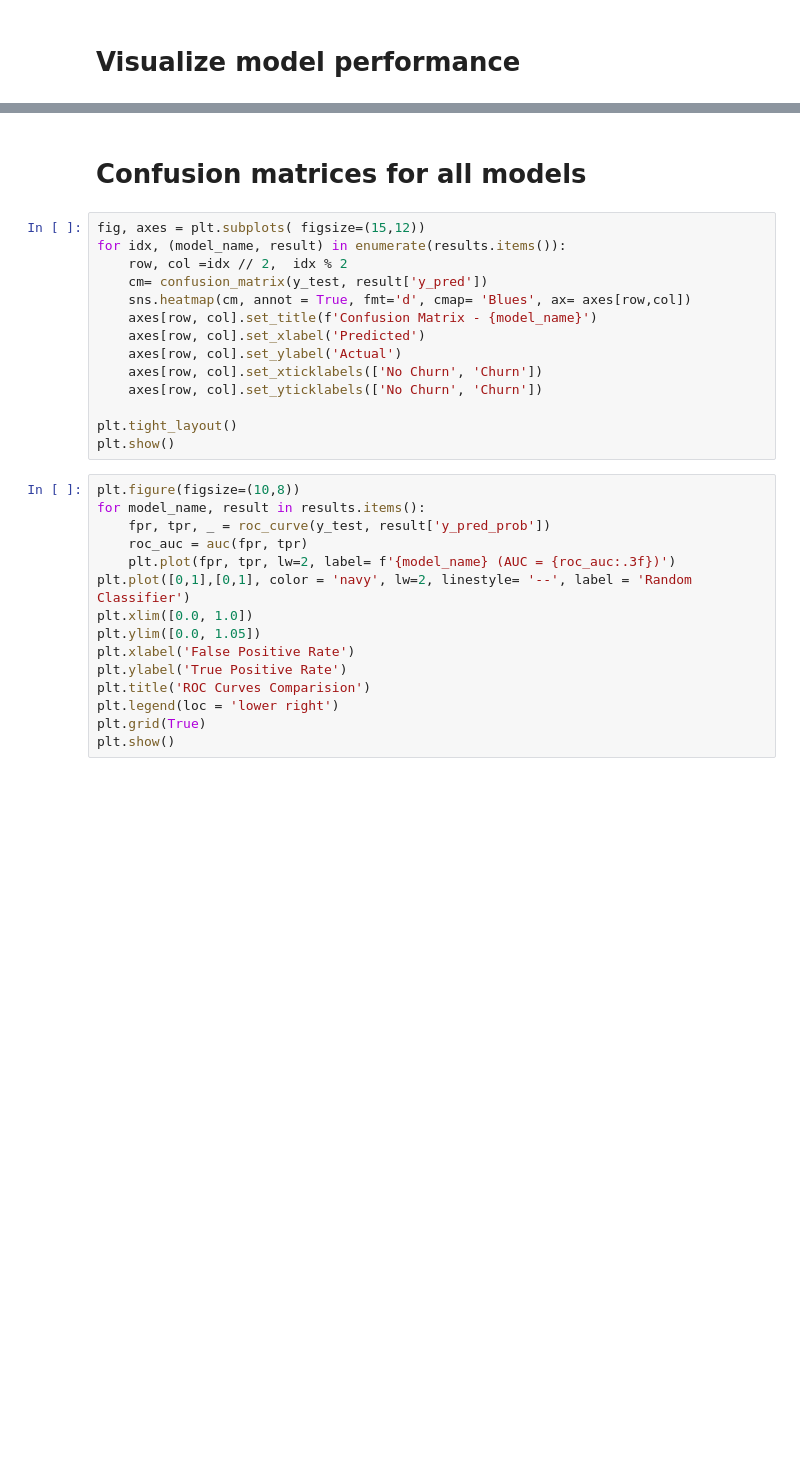
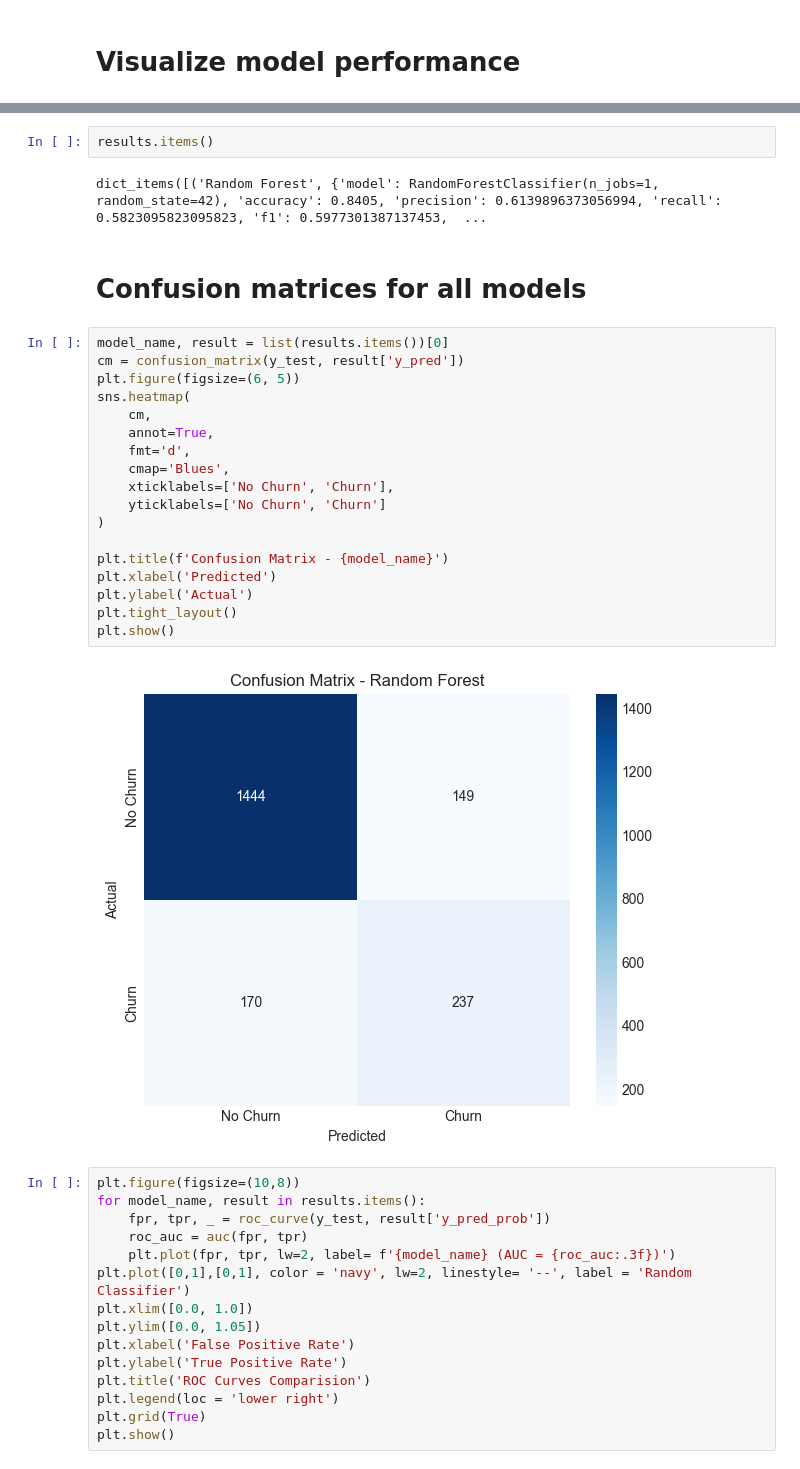
Before and after one commit to Upendra78/CODSOFT, a Jupyter notebook: Customer_Churn_Predicton.ipynb, the cells around one changed output, grey strips where cells are left out. Cells and saved outputs as stored; diff of their text form; blank space fills up the shorter version.

```diff
--- a/Customer_Churn_Predicton.ipynb
+++ b/Customer_Churn_Predicton.ipynb
@@ -302,19 +478,29 @@ plt.show()
+# %%
+results.items()
+# %% [output]
+dict_items([('Random Forest', {'model': RandomForestClassifier(n_jobs=1, random_state=42), 'accuracy': 0.8405, 'precision': 0.6139896373056994, 'recall': 0.5823095823095823, 'f1': 0.5977301387137453,  ...
 # %% [markdown]
 # Confusion matrices for all models
 # %%
-fig, axes = plt.subplots( figsize=(15,12))
-for idx, (model_name, result) in enumerate(results.items()):
-    row, col =idx // 2,  idx % 2
-    cm= confusion_matrix(y_test, result['y_pred'])
-    sns.heatmap(cm, annot = True, fmt='d', cmap= 'Blues', ax= axes[row,col])
-    axes[row, col].set_title(f'Confusion Matrix - {model_name}')
-    axes[row, col].set_xlabel('Predicted')
-    axes[row, col].set_ylabel('Actual')
-    axes[row, col].set_xticklabels(['No Churn', 'Churn'])
-    axes[row, col].set_yticklabels(['No Churn', 'Churn'])
+model_name, result = list(results.items())[0]
+cm = confusion_matrix(y_test, result['y_pred'])
+plt.figure(figsize=(6, 5))
+sns.heatmap(
+    cm,
+    annot=True,
+    fmt='d',
+    cmap='Blues',
+    xticklabels=['No Churn', 'Churn'],
+    yticklabels=['No Churn', 'Churn']
+)
 
+plt.title(f'Confusion Matrix - {model_name}')
+plt.xlabel('Predicted')
+plt.ylabel('Actual')
 plt.tight_layout()
 plt.show()
+# %% [output]
+[figure, added]
 # %%
 plt.figure(figsize=(10,8))
 for model_name, result in results.items():
```
Also changed, not shown: parts of 24 cells of this notebook.
